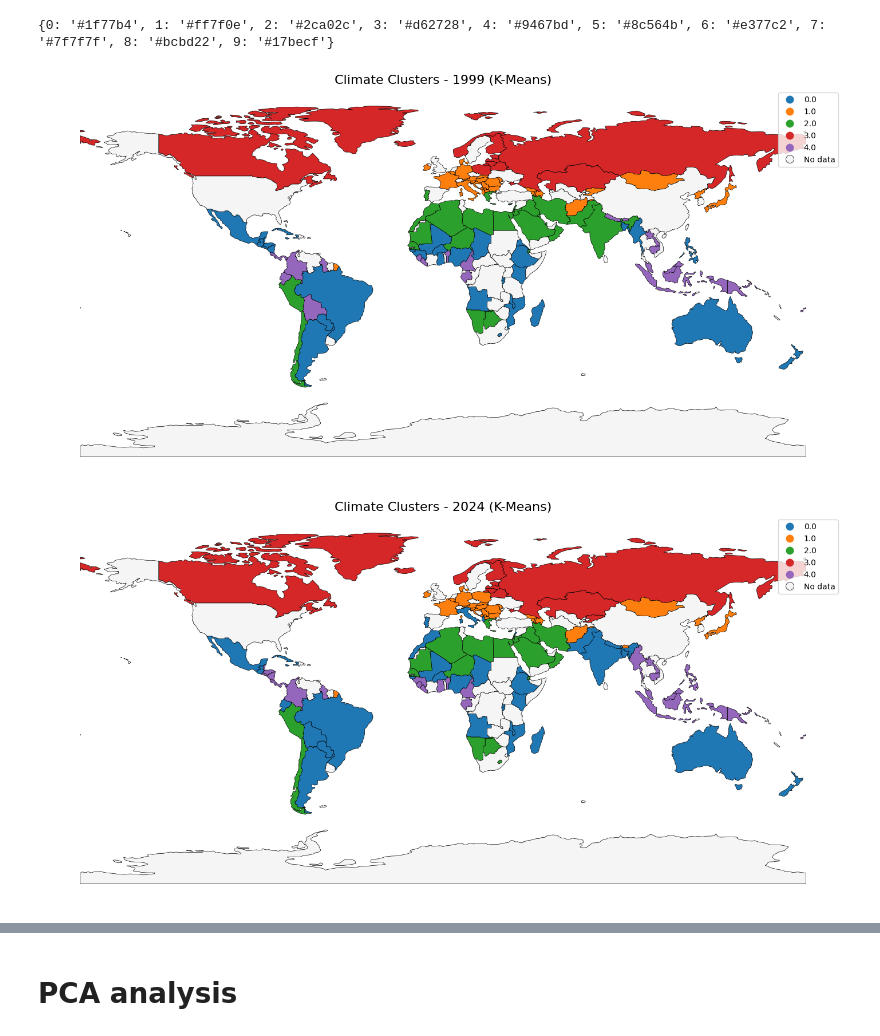
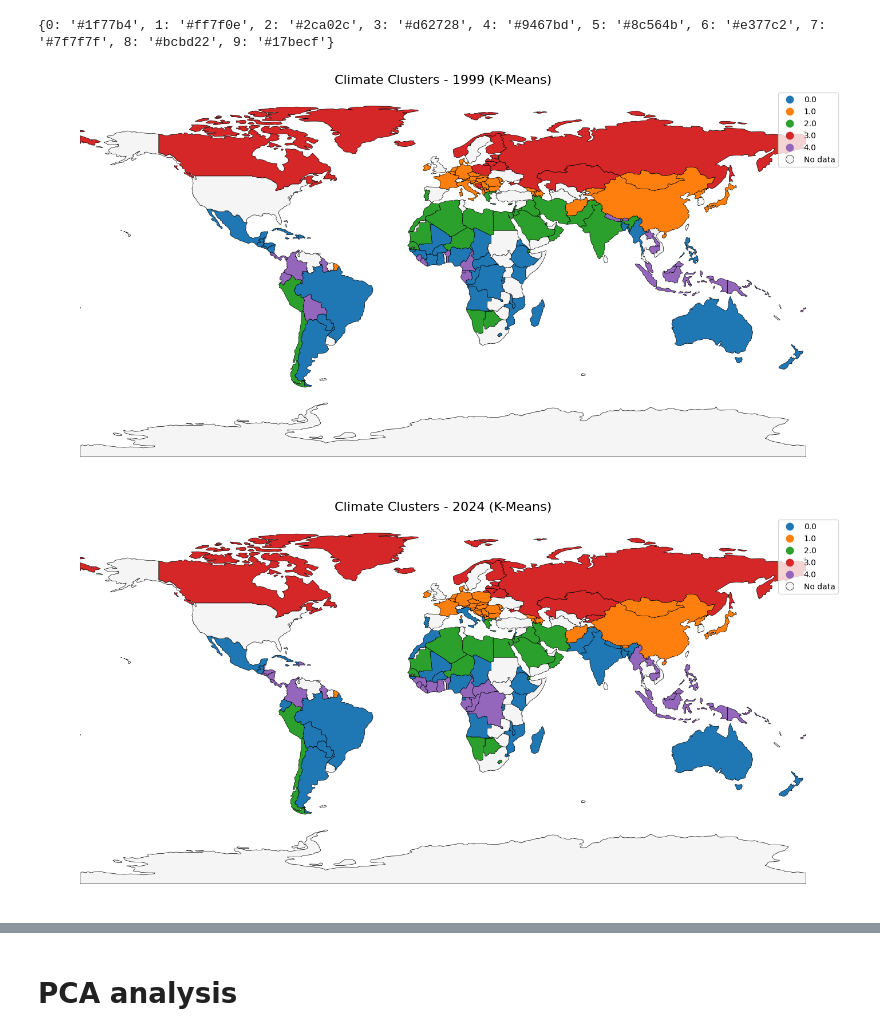
Before and after one commit to gabri17/Data-Mining-Project, a Jupyter notebook: cluster_definitivo_globale_annuale.ipynb, the cells around one changed output, grey strips where cells are left out. Drawn from its saved outputs; the diff is of its cells as text; code cells hidden in the pictures.

```diff
--- a/cluster_definitivo_globale_annuale.ipynb
+++ b/cluster_definitivo_globale_annuale.ipynb
@@ -17,4 +17,10 @@ df = pd.read_parquet("cleaned_history.parquet")
 with open("capital_to_country.json", "r") as f:
     capital_to_country = json.load(f)
 
+with open("capital_to_lat.json", "r") as f:
+    capital_to_lat = json.load(f)
+
+with open("capital_to_lon.json", "r") as f:
+    capital_to_lon = json.load(f)
+
 print("Files successfully loaded!")
@@ -170,8 +169,10 @@ for year in years:
     kmeans = KMeans(n_clusters=k, random_state=42, n_init=20)
     df_year["cluster"] = kmeans.fit_predict(X_scaled)
 
-    # Aggiungi country
+    # Aggiungi country, latitude and longitude (needed for dashboard)
     df_year['country'] = df_year['capital'].map(capital_to_country)
+    df_year['lat'] = df_year['capital'].map(capital_to_lat)
+    df_year['lon'] = df_year['capital'].map(capital_to_lon)
 
     # Salva il dataframe originale
     df_clusters_original[year] = df_year
@@ -194,6 +195,10 @@ print("I cluster sono ora allineati sequenzialmente!")
 print("Ogni anno è stato mappato al precedente basandosi sulla distanza euclidea")
 print("calcolata su centroidi NORMALIZZATI.")
 print("="*80)
+
+for year in years:
+    df_clusters_anni[year].to_csv(f'clusterization_{year}.csv', index=False)
+    cluster_means_anni[year].to_csv(f'clusterization_means_{year}.csv', index=False)
 # %% [output]
 ================================================================================
 ALLINEAMENTO SEQUENZIALE DEI CLUSTER (CON NORMALIZZAZIONE)
@@ -235,6 +240,24 @@ def plot_world_anno(df_cluster_assignment, year, n_clusters, method="K-Means", c
     # World map data
     world_url = "https://naciscdn.org/naturalearth/110m/cultural/ne_110m_admin_0_countries.zip"
     world = gpd.read_file(world_url)
+
+    # We have some differences in names
+    name_mapping = {
+        'Bosnia and Herzegovina': 'Bosnia and Herz.',
+        'Central African Republic': 'Central African Rep.',
+        'Czech Republic': 'Czechia',
+        'Democratic Republic of the Congo': 'Dem. Rep. Congo',
+        'Dominican Republic': 'Dominican Rep.',
+        'Equatorial Guinea': 'Eq. Guinea',
+        'Eswatini': 'eSwatini',
+        'Ivory Coast': "Côte d'Ivoire",
+        'Kingdom of the Netherlands': 'Netherlands',
+        "People's Republic of China": 'China',
+        'Republic of the Congo': 'Congo',
+        'Solomon Islands': 'Solomon Is.'
+    }
+
+    df_cluster_assignment['country'] = df_cluster_assignment['country'].replace(name_mapping)
 
     # Merge data
     world_clusters = world.merge(
@@ -247,35 +270,35 @@ def plot_world_anno(df_cluster_assignment, year, n_clusters, method="K-Means", c
     fig, ax = plt.subplots(1, 1, figsize=(18, 9))
 
     colors_list = [colors_to_use[i] for i in range(n_clusters)]
     custom_cmap = ListedColormap(colors_list)
 
     world_clusters.plot(
         column="cluster",
         categorical=True,
         cmap=custom_cmap,
         linewidth=0.5,
         edgecolor="black",
         legend=True,
         ax=ax,
         missing_kwds={
             "color": "whitesmoke",
             "label": "No data"
         }
     )
 
     ax.set_title(
         f"Climate Clusters - {year} ({method})",
         fontsize=16
     )
 
     ax.axis("off")
     plt.show()
 
 plot_world_anno(df_clusters_anni[1999], 1999, k)
 plot_world_anno(df_clusters_anni[2024], 2024, k)
 # %% [output]
-[figure, old version]
+[figure, new version]
-[figure, old version]
+[figure, new version]
 # %%
 def plot_world_slider_go(df_clusters_anni, years, n_clusters, method="K-Means", colors_to_use=my_colors):
     import plotly.graph_objects as go
```
Also changed, not shown: parts of 8 cells of this notebook, 4 other files.
